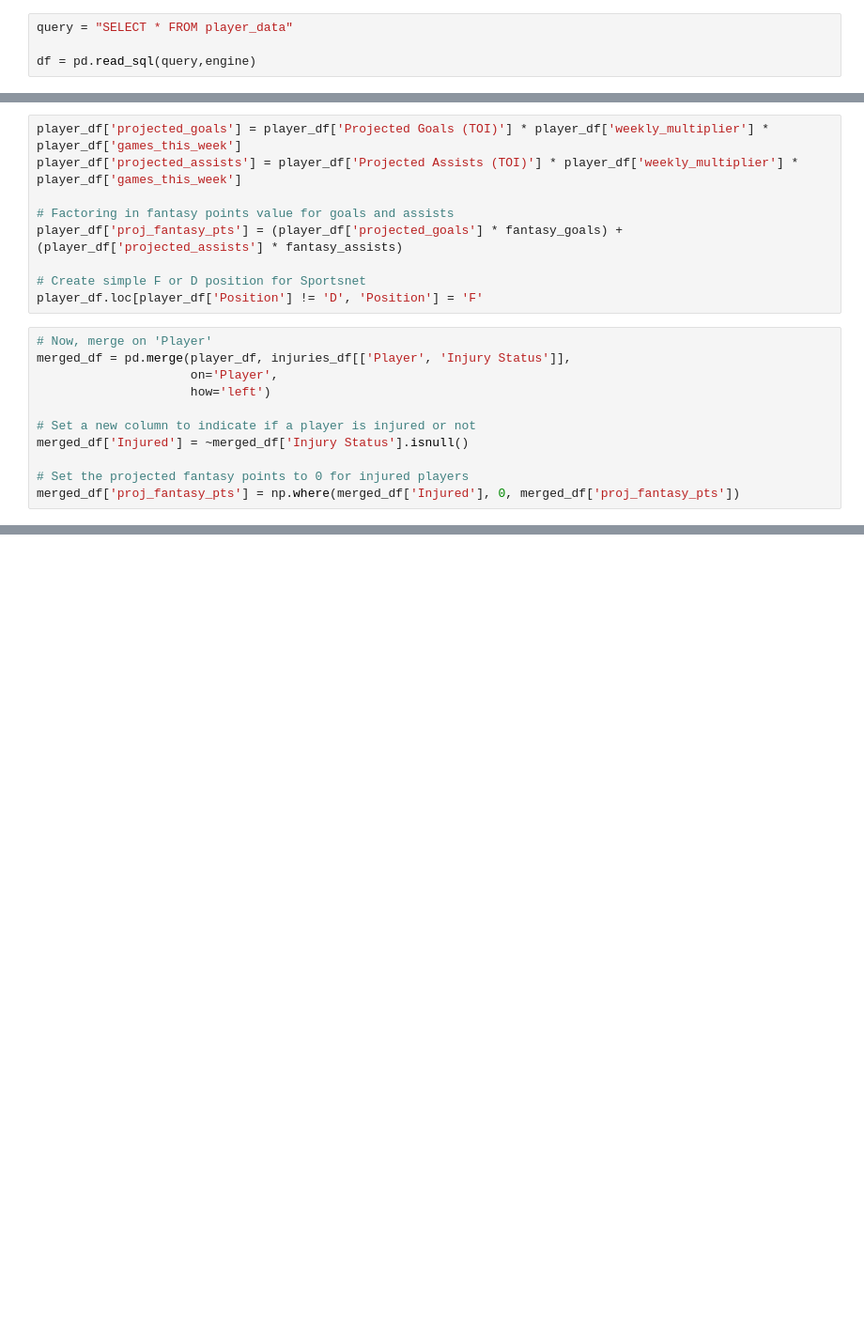
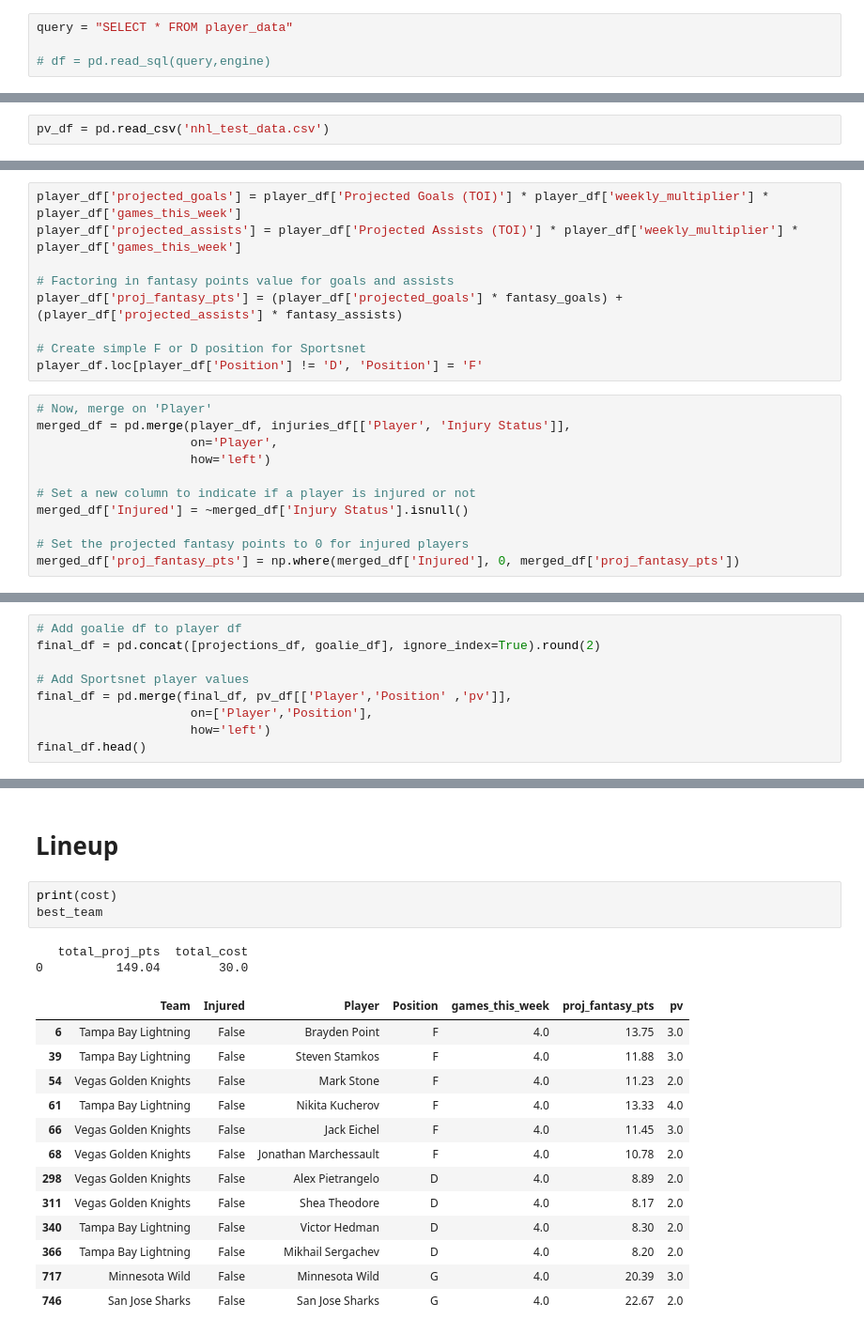
Before and after one commit to bolg55/NHL-Fantasy, a Jupyter notebook: NHL Fantasy Optimizer.ipynb, the cells around one changed output, grey strips where cells are left out. Shown: that part at 94% size. Saved outputs shown, nothing was run; the diff lists cells and outputs as text; blank space fills up the shorter version.

```diff
--- a/NHL Fantasy Optimizer.ipynb
+++ b/NHL Fantasy Optimizer.ipynb
@@ -30,4 +31,4 @@ engine = create_engine(f"mysql+pymysql://{username}:{password}@{host}:{port}/{da
 # %%
 query = "SELECT * FROM player_data"
 
-df = pd.read_sql(query,engine)
+# df = pd.read_sql(query,engine)
@@ -33,0 +37,2 @@ df = pd.read_sql(query,engine)
+# %%
+pv_df = pd.read_csv('nhl_test_data.csv')
@@ -472,0 +426,9 @@ goalies = 2
+# %%
+# Add goalie df to player df
+final_df = pd.concat([projections_df, goalie_df], ignore_index=True).round(2)
+
+# Add Sportsnet player values
+final_df = pd.merge(final_df, pv_df[['Player','Position' ,'pv']],
+                     on=['Player','Position'],
+                     how='left')
+final_df.head()
@@ -472,0 +527,21 @@ goalies = 2
+# %% [markdown]
+# Lineup
+# %%
+print(cost)
+best_team
+# %% [output]
+   total_proj_pts  total_cost
+0          149.04        30.0
+|  | Team | Injured | Player | Position | games_this_week | proj_fantasy_pts | pv |
+| 6 | Tampa Bay Lightning | False | Brayden Point | F | 4.0 | 13.75 | 3.0 |
+| 39 | Tampa Bay Lightning | False | Steven Stamkos | F | 4.0 | 11.88 | 3.0 |
+| 54 | Vegas Golden Knights | False | Mark Stone | F | 4.0 | 11.23 | 2.0 |
+| 61 | Tampa Bay Lightning | False | Nikita Kucherov | F | 4.0 | 13.33 | 4.0 |
+| 66 | Vegas Golden Knights | False | Jack Eichel | F | 4.0 | 11.45 | 3.0 |
+| 68 | Vegas Golden Knights | False | Jonathan Marchessault | F | 4.0 | 10.78 | 2.0 |
+| 298 | Vegas Golden Knights | False | Alex Pietrangelo | D | 4.0 | 8.89 | 2.0 |
+| 311 | Vegas Golden Knights | False | Shea Theodore | D | 4.0 | 8.17 | 2.0 |
+| 340 | Tampa Bay Lightning | False | Victor Hedman | D | 4.0 | 8.30 | 2.0 |
+| 366 | Tampa Bay Lightning | False | Mikhail Sergachev | D | 4.0 | 8.20 | 2.0 |
+| 717 | Minnesota Wild | False | Minnesota Wild | G | 4.0 | 20.39 | 3.0 |
+| 746 | San Jose Sharks | False | San Jose Sharks | G | 4.0 | 22.67 | 2.0 |
```
Also changed, not shown: parts of 26 cells of this notebook.
